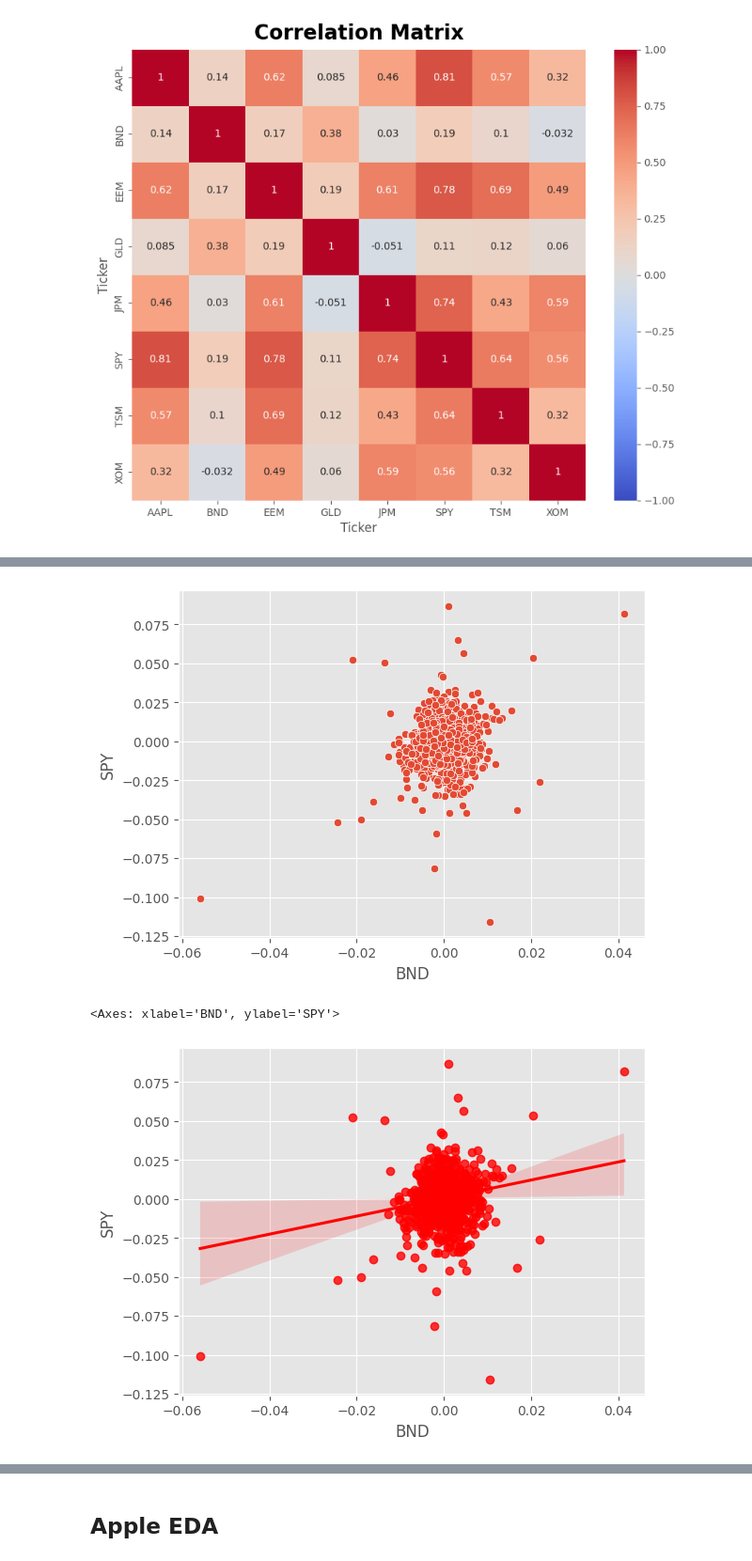
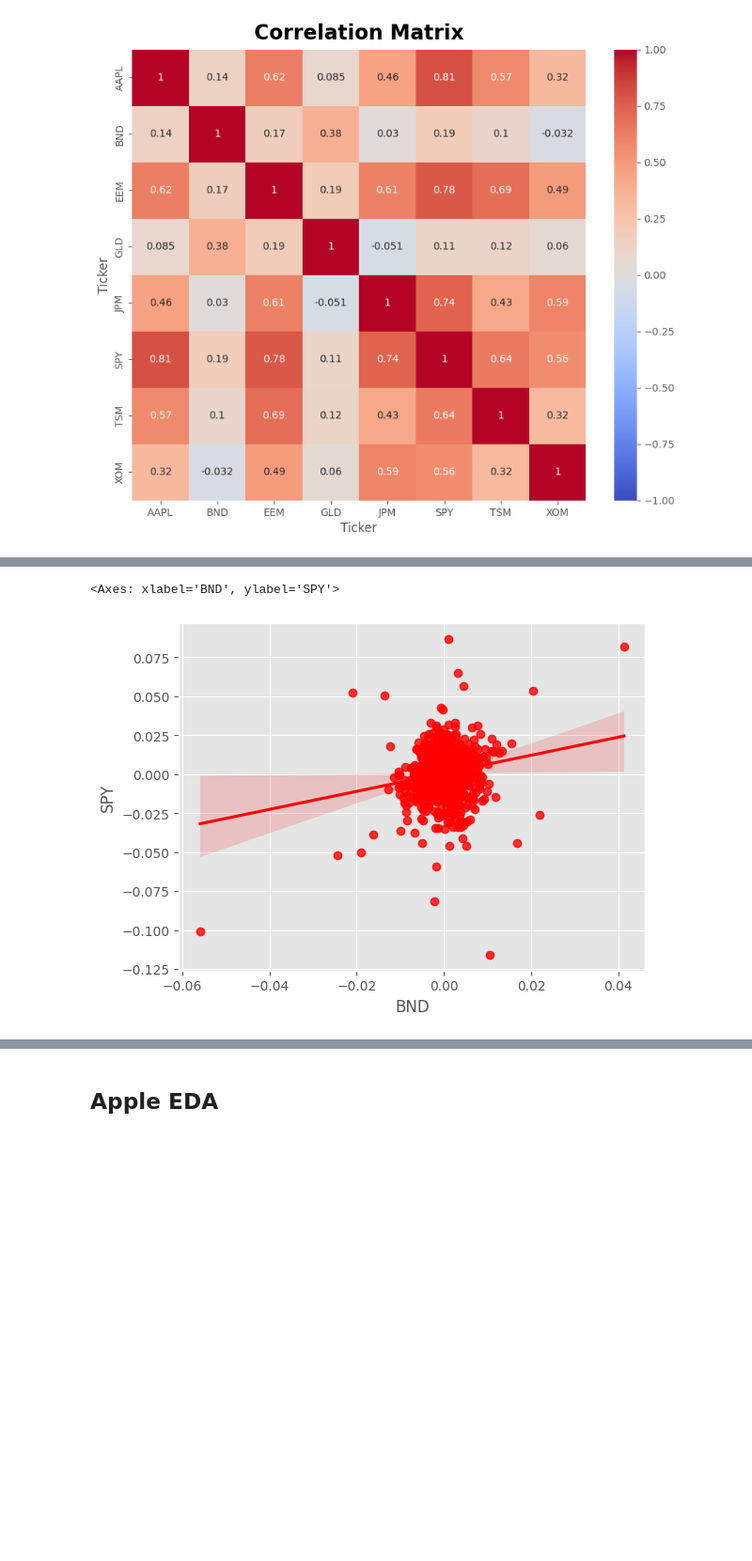
Before and after one commit to szymon-ml/quant-portfolio-analysis, a Jupyter notebook: notebooks/02_importing_data.ipynb, the cells around one changed output, grey strips where cells are left out. Shown at 94% size. Saved outputs shown, nothing was run; the diff lists cells and outputs as text; code cells hidden in the pictures; blank space fills up the shorter version.

```diff
--- a/notebooks/02_importing_data.ipynb
+++ b/notebooks/02_importing_data.ipynb
@@ -291,8 +284,5 @@ plt.show()
 # %%
-sns.scatterplot(x=log_returns['BND'], y=log_returns['SPY'])
-plt.show()
 sns.regplot(x=log_returns['BND'], y=log_returns['SPY'], scatter=True, color='red')
 # %% [output]
+<Axes: xlabel='BND', ylabel='SPY'>
-[figure, old version]
+[figure, new version]
-<Axes: xlabel='BND', ylabel='SPY'>
-[figure, removed]
```
Also changed, not shown: parts of 65 cells of this notebook.
